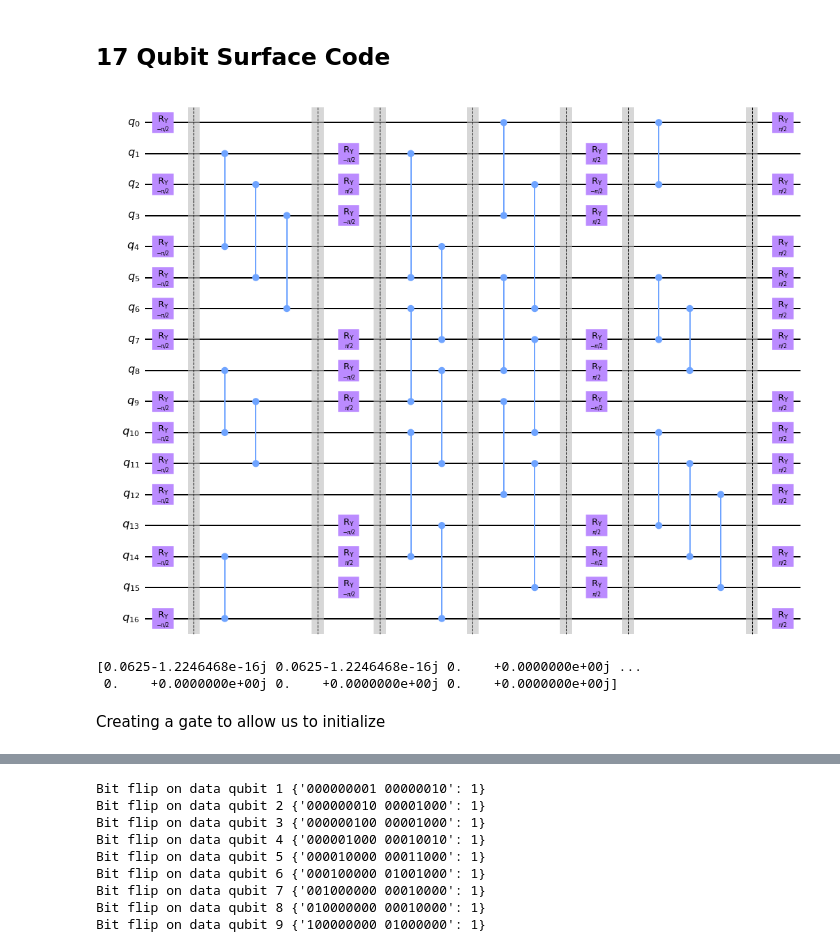
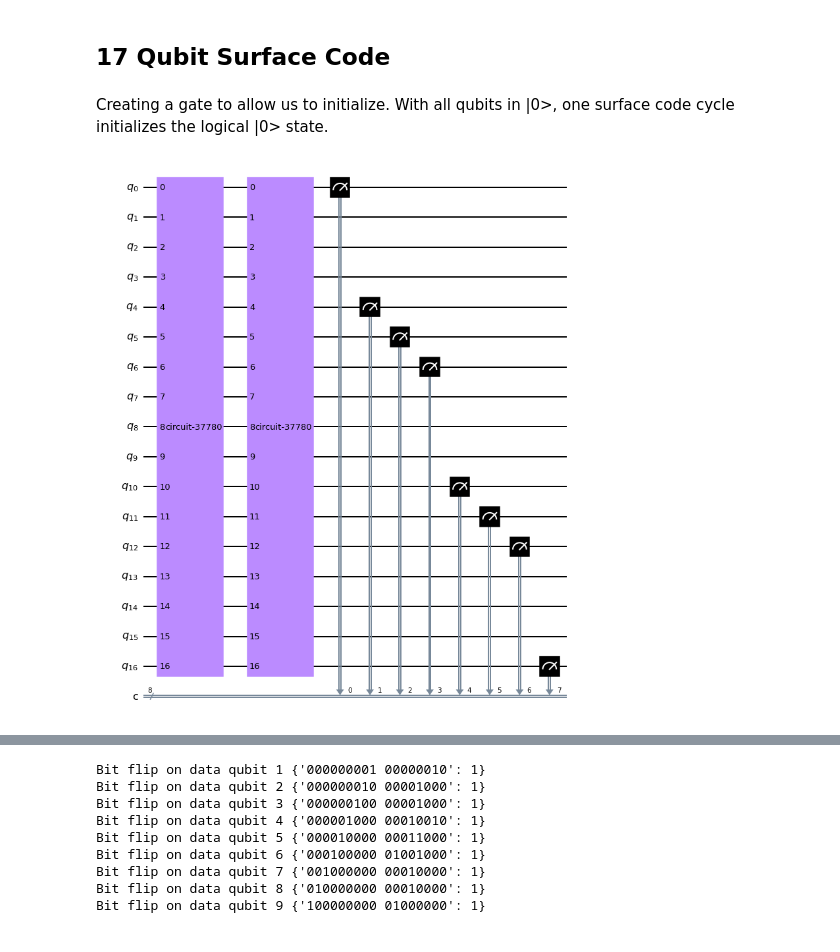
Before and after one commit to daschaich/QEC-Notebooks, a Jupyter notebook: 17 Qubit Surface Code.ipynb, the cells around one changed output, grey strips where cells are left out. Drawn from its saved outputs; the diff is of its cells as text; code cells hidden in the pictures.

```diff
--- a/17 Qubit Surface Code.ipynb
+++ b/17 Qubit Surface Code.ipynb
@@ -1,7 +1,8 @@
 # %% [markdown]
 ## 17 Qubit Surface Code
+# %% [markdown]
+Creating a gate to allow us to initialize. With all qubits in |0>, one surface code cycle initializes the logical |0> state.
 # %%
-import numpy as np
 from math import *
 from qiskit import *
 from qiskit.visualization import plot_histogram
@@ -21,7 +22,6 @@ for i in range(0,17):
     if i in round1:
         sc.ry(-pi/2,i)
 
-sc.barrier()
 #Firstround of  cz gates
 sc.cz(1,4)
 sc.cz(2,5)
@@ -30,14 +30,14 @@ sc.cz(8,10)
 sc.cz(9,11)
 sc.cz(14,16)
 
-sc.barrier()
+
 #Second rotations
 for i in range(0,17):
     if i in round2_m:
         sc.ry(-pi/2,i)
     if i in round2_p:
         sc.ry(pi/2,i)
-sc.barrier()
+
 #Second round of cz gates
 sc.cz(1,5)
 sc.cz(4,7)
@@ -46,7 +46,7 @@ sc.cz(8,11)
 sc.cz(10,14)
 sc.cz(13,16)
 
-sc.barrier()
+
 #Third round of cz gates
 sc.cz(0,3)
 sc.cz(2,6)
@@ -54,65 +54,55 @@ sc.cz(5,8)
 sc.cz(7,10)
 sc.cz(9,12)
 sc.cz(11,15)
 
-sc.barrier()
 
 #Third rotations
 for i in range(0,17):
     if i in round3_m:
         sc.ry(-pi/2,i)
     if i in round3_p:
         sc.ry(pi/2,i)
 
-sc.barrier()
+
 #Fourth round of cz gates
 sc.cz(0,2)
 sc.cz(5,7)
 sc.cz(6,8)
 sc.cz(10,13)
 sc.cz(11,14)
 sc.cz(12,15)
 
-sc.barrier()
+
 #Final rotations
 for i in range(0,17):
     if i in final_rot:
         sc.ry(pi/2,i)
 
-# for i in range(0,8):
-#     sc.measure(meas_qubits[i],i)
 
-# cr = ClassicalRegister(9)
+my_gate = sc.to_gate() #create gate from surface code
 
-# sc.add_register(cr)
-# for i in range(9):
+from qiskit_aer.noise import pauli_error
+meas_qubits = [0,4,5,6,10,11,12,16]
+data_qubits = [1, 2, 3, 7, 8, 9, 13, 14, 15]
+new_circ = QuantumCircuit(17,8)
+new_circ.append(my_gate,[0,1,2,3,4,5,6,7,8,9,10,11,12,13,14,15,16])
+
+
+# # Construct a 1-qubit bit-flip error
+# p_error = 0.05
+# error = pauli_error([('X', p_error/2),('Z', p_error/2), ('I', 1 - p_error)])
+
+
+# # Combine the circuit and the error channel
+# for i in range(17):
 #     if i not in meas_qubits:
-#         sc.measure(i,cr[i])
+#         new_circ.append(error, [i])
 
-sc.draw('mpl')
+
+new_circ.append(my_gate,[0,1,2,3,4,5,6,7,8,9,10,11,12,13,14,15,16])
+for i in range(0,8):
+    new_circ.measure(meas_qubits[i],i)
+
+new_circ.draw('mpl')
 # %% [output]
-[figure, old version]
+[figure, new version]
-# %%
-from qiskit import BasicAer
-backend = BasicAer.get_backend('statevector_simulator')
-from qiskit.execute_function import execute
-
-job = execute(sc, backend)
-result = job.result()
-state_vector = result.get_statevector()
-
-# Print the statevector
-print(state_vector)
-
-
-# backend = BasicAer.get_backend('qasm_simulator') #The device to run on
-# result = backend.run(transpile(sc,backend), shots = 100).result()
-# counts = result.get_counts() #Get our result
-
-# # print(counts)
-# # plot_histogram(counts)
-# %% [output]
-[0.0625-1.2246468e-16j 0.0625-1.2246468e-16j 0.    +0.0000000e+00j ...
- 0.    +0.0000000e+00j 0.    +0.0000000e+00j 0.    +0.0000000e+00j]
-# %% [markdown]
-Creating a gate to allow us to initialize
```
Also changed, not shown: parts of 4 cells of this notebook.
